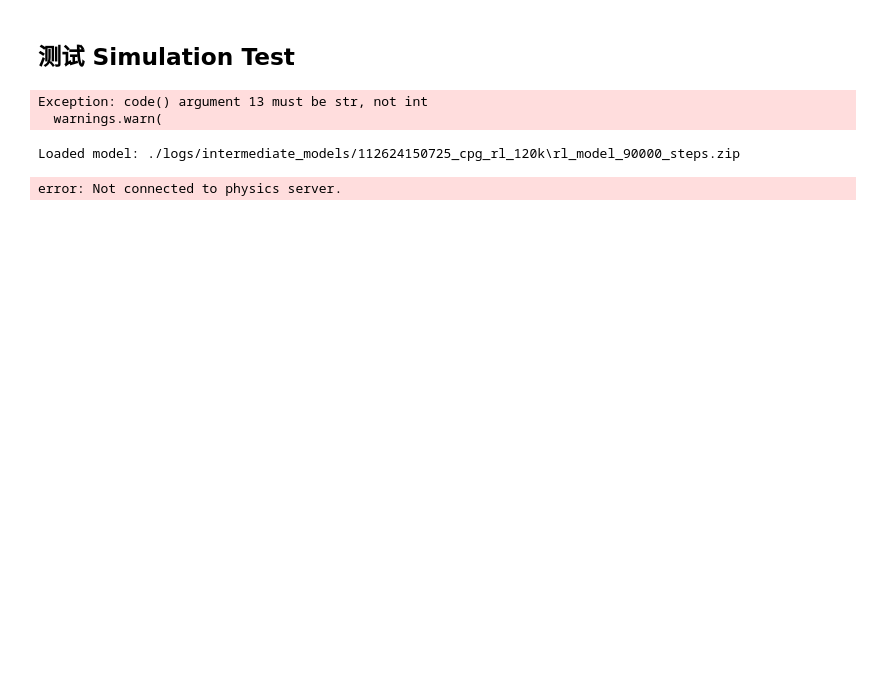
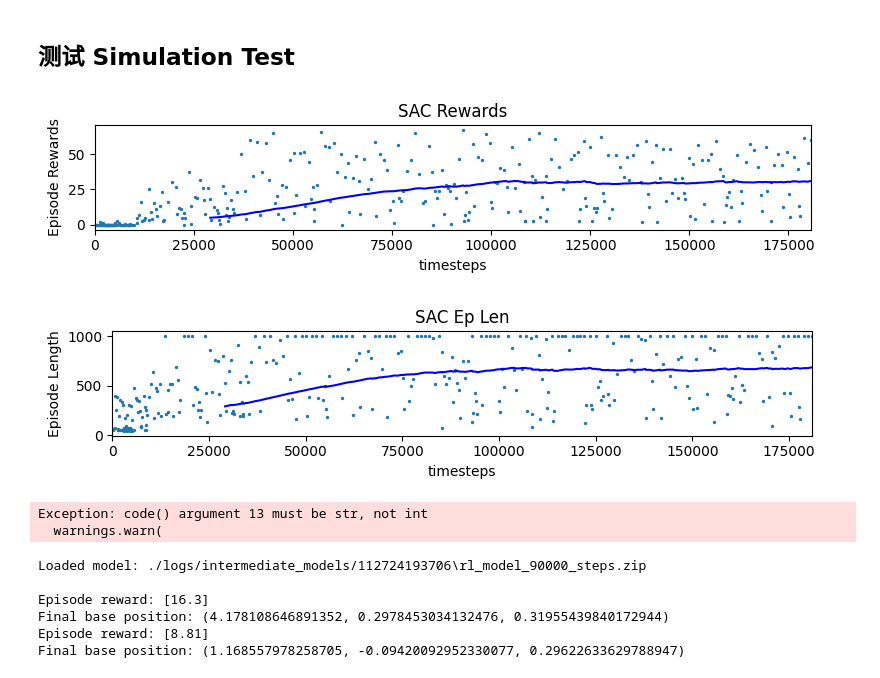
Before and after one commit to MATH-286-Pro/EPFL-MICRO-507-Legged-Robot-Project-2, a Jupyter notebook: test.ipynb, the cells around one changed output. Cells and saved outputs as stored; diff of their text form; code cells hidden in the pictures; blank space fills up the shorter version.

Commit message:
Integrated .ipynb 1.2.0 Add load last train path

```diff
--- a/test.ipynb
+++ b/test.ipynb
@@ -52,26 +78,32 @@ train.save_model()
 #   - "GAPS":
 #   - "RANDOM":
 # %%
-# load_sb3.py 简化
+# load_sb3.py Simplification
 from tools.test import QuadrupedSimulation
 
 # 配置 Settings
-test = QuadrupedSimulation(algorithm="SAC",
-                           log_dir="./logs/intermediate_models/112624150725_cpg_rl_120k")
+test = QuadrupedSimulation(algorithm="SAC",    # algorithm: "SAC", "PPO"
+                           log_dir="./logs/intermediate_models/112724193706")
 
 test.set_env_config(render=True,
                     record_video=False,
                     motor_control_mode="CPG",
                     task_env="FWD_LOCOMOTION",
                     observation_space_mode="LR_COURSE_OBS",
-                    terrain="RANDOM",
+                    terrain="RANDOM",  #None,
                     add_noise=False,
                     )
 
-# test.load_plots()        # plot rewards
+test.load_plots()        # plot rewards in "0.monitor.csv"
 test.load_and_run()      # run simulation
 # %% [output]
+[figure, added]
+[figure, added]
 Exception: code() argument 13 must be str, not int
   warnings.warn(
-Loaded model: ./logs/intermediate_models/112624150725_cpg_rl_120k\rl_model_90000_steps.zip
+Loaded model: ./logs/intermediate_models/112724193706\rl_model_90000_steps.zip
+
+Episode reward: [16.3]
+Final base position: (4.178108646891352, 0.2978453034132476, 0.31955439840172944)
+Episode reward: [8.81]
+Final base position: (1.168557978258705, -0.09420092952330077, 0.29622633629788947)
-error: Not connected to physics server.
```
Also changed, not shown: parts of 1 cell of this notebook, 4 other files.
